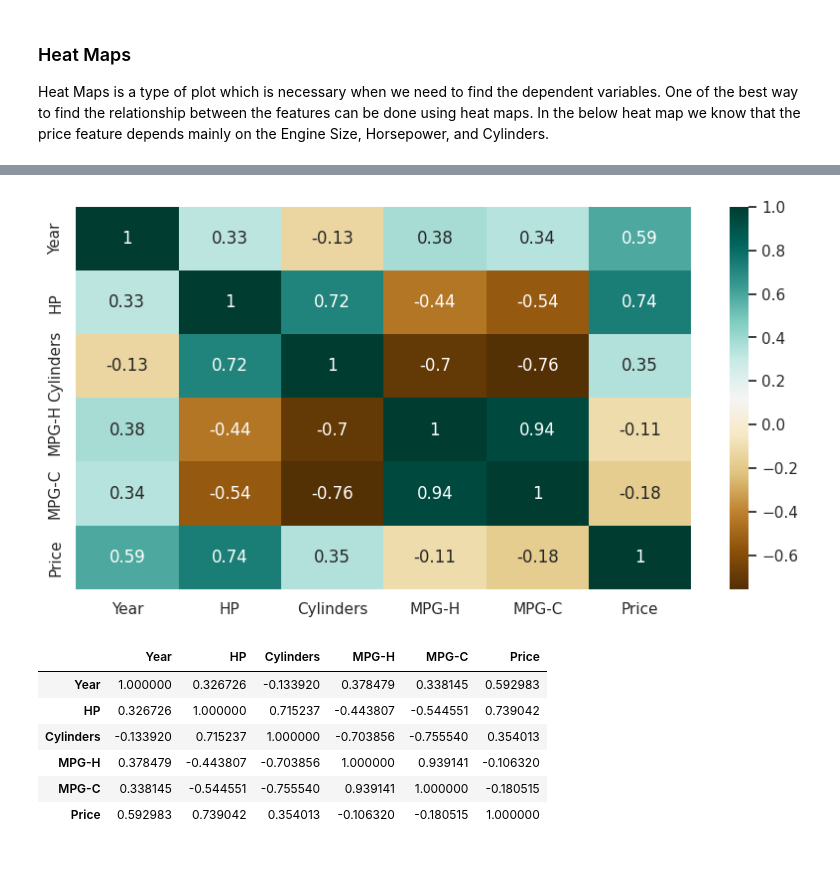
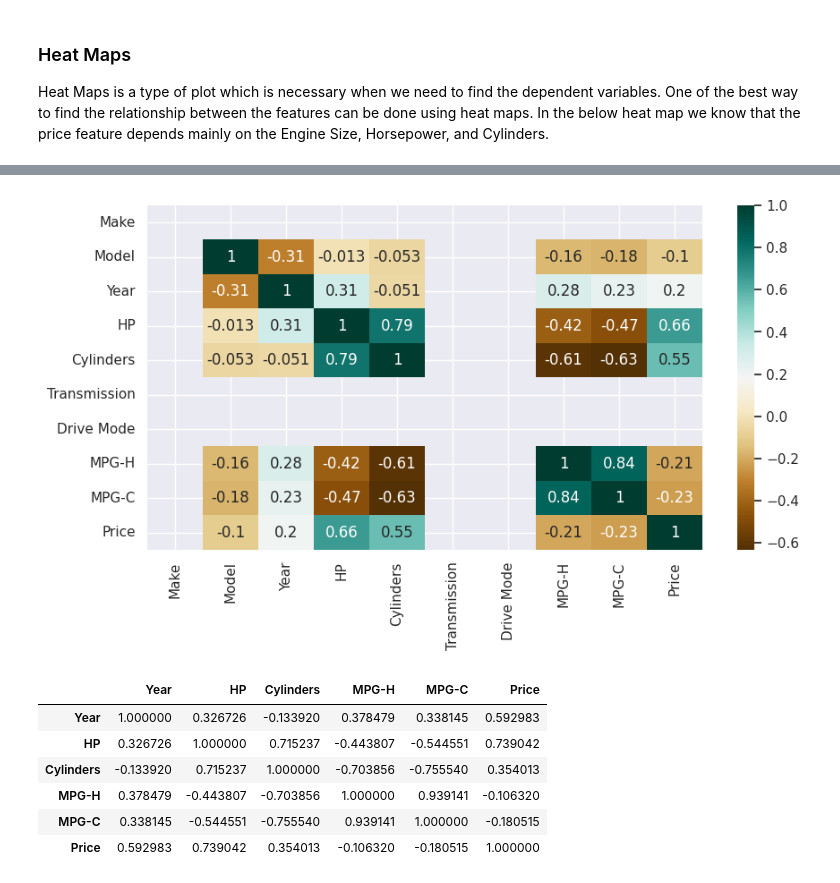
Before and after one commit to merrymira/ML_Tutoring_Materials, a Jupyter notebook: UPASS_ML_WEEK4A_wCodes.ipynb, the cells around one changed output, grey strips where cells are left out. Drawn from its saved outputs; the diff is of its cells as text; code cells hidden in the pictures.

```diff
--- a/UPASS_ML_WEEK4A_wCodes.ipynb
+++ b/UPASS_ML_WEEK4A_wCodes.ipynb
@@ -337,7 +337,7 @@ for col in df.select_dtypes(include=['object']):
         print(f"Could not convert column {col} to numeric")
 
 plt.figure(figsize=(10,5))
-c= df_filtered.corr()
+c= df.corr()
 sns.heatmap(c,cmap="BrBG",annot=True)
 c
 # %% [output]
@@ -351,4 +355,4 @@ c
-[figure, old version]
+[figure, new version]
 # %%
 plt.figure(figsize=(10,5))
 c= df_filtered.corr()
```
Also changed, not shown: parts of 1 cell of this notebook.
